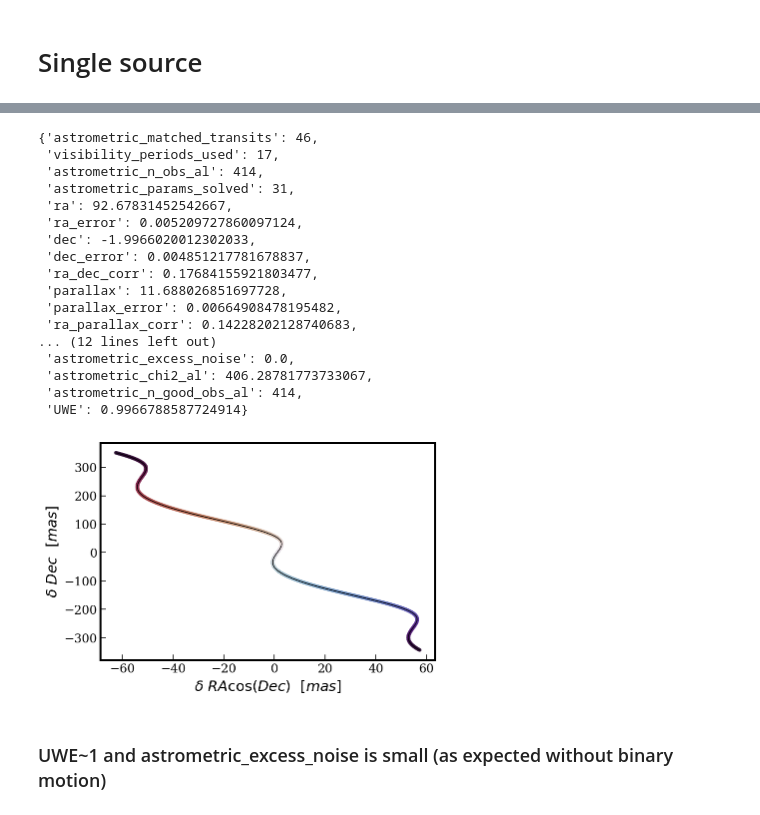
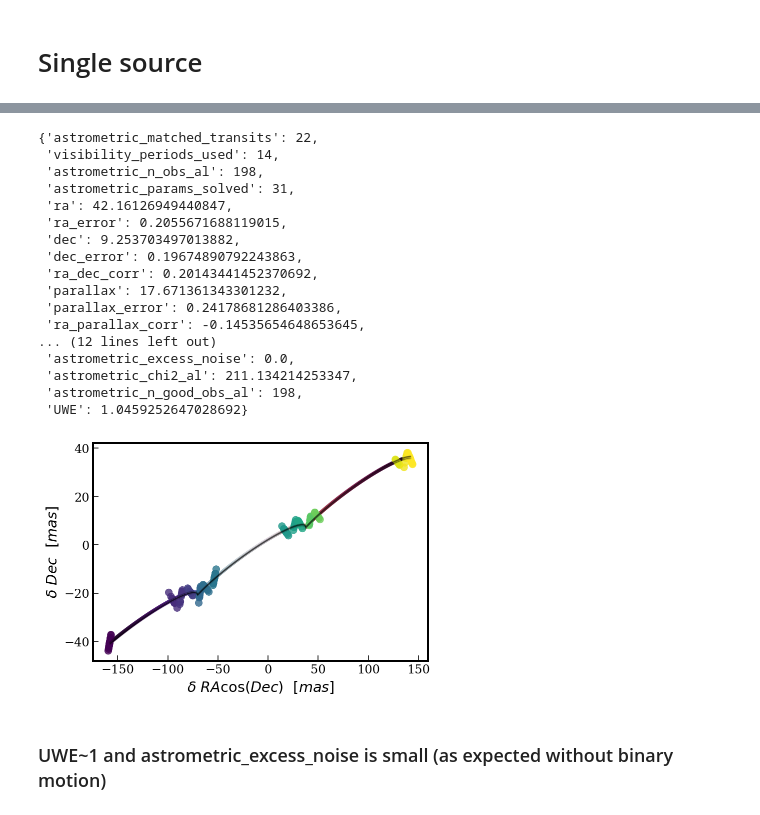
Before and after one commit to zpenoyre/astromet.py, a Jupyter notebook: Gaia_fit_demo.ipynb, the cells around one changed output, grey strips where cells are left out. Drawn from its saved outputs; the diff is of its cells as text; code cells hidden in the pictures.

```diff
--- a/Gaia_fit_demo.ipynb
+++ b/Gaia_fit_demo.ipynb
@@ -85,8 +76,7 @@ plt.scatter(drac_track,
 # %%
-x_true = drac_track * np.sin(np.deg2rad(phis)) + ddec_track * np.cos(np.deg2rad(phis))
 x_err = astromet.sigma_ast(mag)
 # gaia makes 9 measurements per transit (with random error)
-t_obs,x_obs,phi_obs,rac_obs,dec_obs=astromet.gaia_mock(ts,phis,drac_track,ddec_track,err=x_err)
+t_obs,x_obs,phi_obs,rac_obs,dec_obs=astromet.mock_obs(ts,phis,drac_track,ddec_track,err=x_err)
 # %%
 params.ra, params.dec, params.parallax, params.pmrac, params.pmdec
 # %% [output]
@@ -98,51 +88,54 @@ params.ra, params.dec, params.parallax, params.pmrac, params.pmdec
 # %%
 # 'pmra' in gaia data is pmra*cos(dec)
-gaia_output=astromet.gaia_fit(t_obs,x_obs,phi_obs,x_err,params.ra,params.dec)
+results=astromet.fit(t_obs,x_obs,phi_obs,x_err,params.ra,params.dec)
+gaia_output=astromet.gaia_results(results)
 gaia_output
 # %% [output]
-{'astrometric_matched_transits': 46,
- 'visibility_periods_used': 17,
- 'astrometric_n_obs_al': 414,
+{'astrometric_matched_transits': 22,
+ 'visibility_periods_used': 14,
+ 'astrometric_n_obs_al': 198,
  'astrometric_params_solved': 31,
- 'ra': 92.67831452542667,
- 'ra_error': 0.005209727860097124,
- 'dec': -1.9966020012302033,
- 'dec_error': 0.004851217781678837,
- 'ra_dec_corr': 0.17684155921803477,
- 'parallax': 11.688026851697728,
- 'parallax_error': 0.00664908478195482,
- 'ra_parallax_corr': 0.14228202128740683,
+ 'ra': 42.16126949440847,
+ 'ra_error': 0.2055671688119015,
+ 'dec': 9.253703497013882,
+ 'dec_error': 0.19674890792243863,
+ 'ra_dec_corr': 0.20143441452370692,
+ 'parallax': 17.671361343301232,
+ 'parallax_error': 0.24178681286403386,
+ 'ra_parallax_corr': -0.14535654648653645,
 ... (12 lines left out)
  'astrometric_excess_noise': 0.0,
- 'astrometric_chi2_al': 406.28781773733067,
- 'astrometric_n_good_obs_al': 414,
- 'UWE': 0.9966788587724914}
+ 'astrometric_chi2_al': 211.134214253347,
+ 'astrometric_n_good_obs_al': 198,
+ 'UWE': 1.0459252647028692}
 # %%
 # optionally plot tracks
 plotts=np.linspace(ts[0],ts[-1],1000)
 cs=mpl.cm.twilight_shifted(np.interp(plotts,[plotts[0],plotts[-1]],[0,1]))
 
 plotRacs,plotDecs=astromet.track(plotts,params)
 
 ax=plt.gca()
 fitparams=astromet.params()
 for i in range(16):
-    fitparams.ra=gaia_output['ra']
-    +np.random.randn()*gaia_output['ra_error']*mas/np.cos(np.deg2rad(gaia_output['dec']))
-    fitparams.dec=gaia_output['dec']+np.random.randn()*gaia_output['dec_error']*mas
-    fitparams.pmrac=gaia_output['pmra']+np.random.randn()*gaia_output['pmra_error']
-    fitparams.pmdec=gaia_output['pmdec']+np.random.randn()*gaia_output['pmdec_error']
-    fitparams.parallax=gaia_output['parallax']+np.random.randn()*gaia_output['parallax_error']
+    fitparams.ra=params.ra
+    fitparams.dec=params.dec
+    fitparams.drac=results['drac']+np.random.randn()*results['drac_error']
+    fitparams.ddec=results['ddec']+np.random.randn()*results['ddec_error']
+    fitparams.pmrac=results['pmrac']+np.random.randn()*results['pmrac_error']
+    fitparams.pmdec=results['pmdec']+np.random.randn()*results['pmdec_error']
+    fitparams.parallax=results['parallax']+np.random.randn()*results['parallax_error']
 
     fitRacs,fitDecs=astromet.track(plotts,fitparams)
     ax.plot(fitRacs,fitDecs,c='k',alpha=0.2,lw=0.5)
 ax.scatter(plotRacs,plotDecs,c=cs,s=10,alpha=0.8)
+plt.scatter(rac_obs, dec_obs, c=t_obs,s=50,alpha=0.8)
 ax.set_xlabel(r'$\delta \ RA \cos(Dec) \ \ [mas]$')
 ax.set_ylabel(r'$\delta \ Dec \ \ [mas]$')
 
 plt.show()
 # %% [output]
-[figure, old version]
+[figure, new version]
 # %% [markdown]
 ### UWE~1 and astrometric_excess_noise is small (as expected without binary motion)
 # %% [markdown]
```
Also changed, not shown: parts of 14 cells of this notebook, 4 other files.
